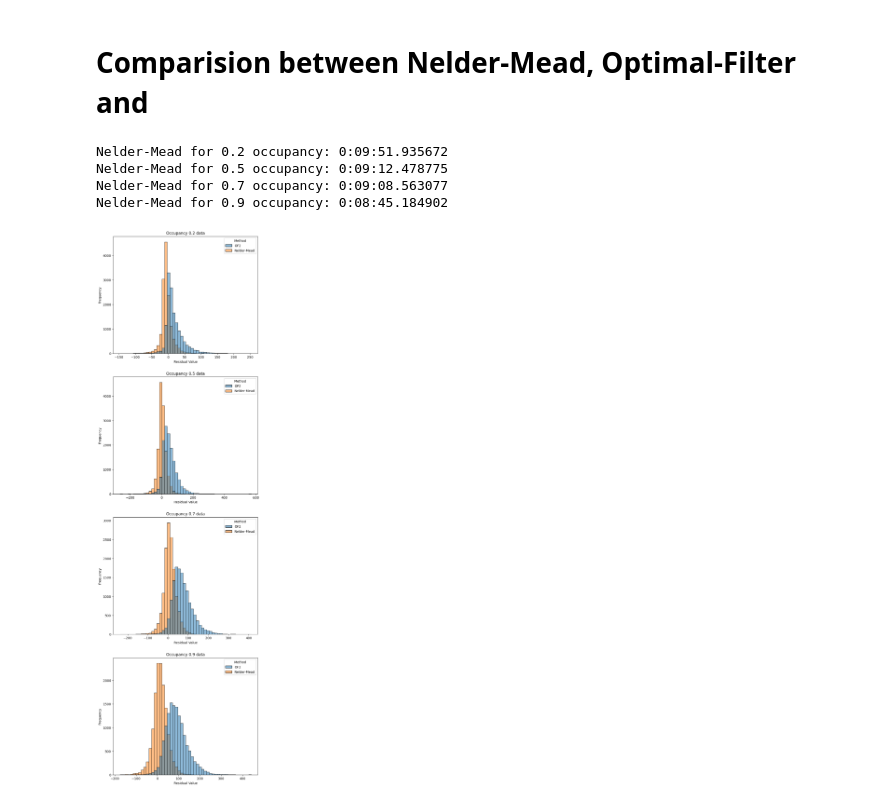
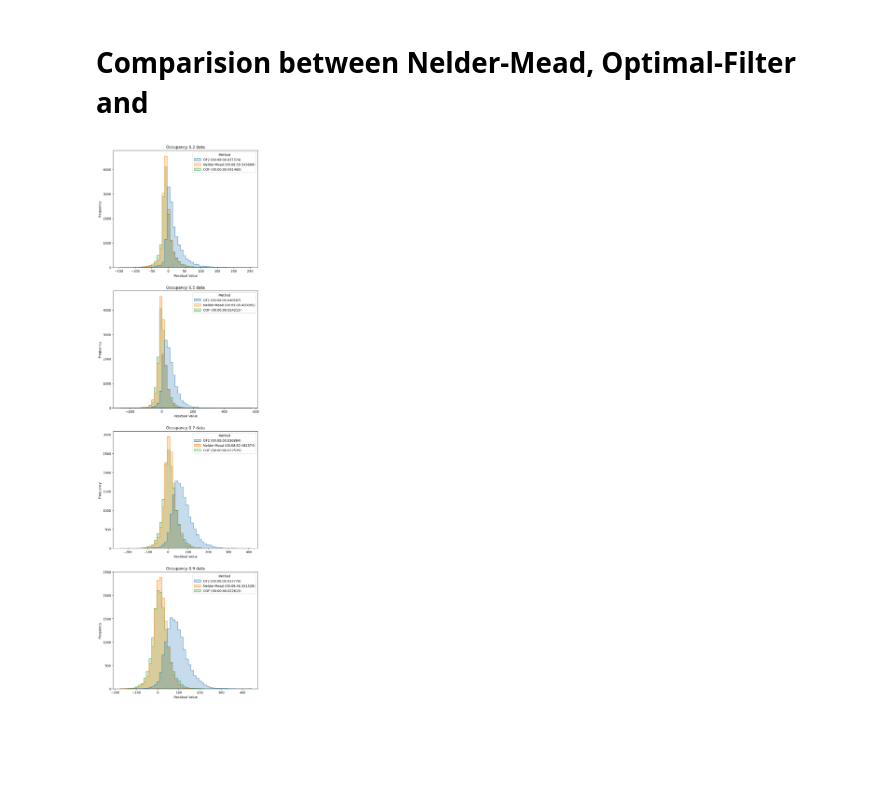
Before and after one commit to nicolasfouv/signal-recovery, a Jupyter notebook: comparison.ipynb, the cells around one changed output. Saved outputs shown, nothing was run; the diff lists cells and outputs as text; code cells hidden in the pictures; blank space fills up the shorter version.

Commit message:
Updating comparision.ipynb code and adding the COF Method

```diff
--- a/comparison.ipynb
+++ b/comparison.ipynb
@@ -194,10 +168,9 @@ NM_residuals.append(getResidual(testAmplitude, sample4, show))
-# %%
-print(f"Nelder-Mead for 0.2 occupancy: {NM_time[0]}")
-print(f"Nelder-Mead for 0.5 occupancy: {NM_time[1]}")
-print(f"Nelder-Mead for 0.7 occupancy: {NM_time[2]}")
-print(f"Nelder-Mead for 0.9 occupancy: {NM_time[3]}")
-# %% [output]
-Nelder-Mead for 0.2 occupancy: 0:09:51.935672
-Nelder-Mead for 0.5 occupancy: 0:09:12.478775
-Nelder-Mead for 0.7 occupancy: 0:09:08.563077
-Nelder-Mead for 0.9 occupancy: 0:08:45.184902
+# %%
+# DEFINING THE PARAMETERS
+trainSize = 0.8 # Size of the training set
+mode = {  # 'save' (calculates and saves the results) or 'load' (loads the results)
+    'nm': 'load',
+    'of2': 'load',
+    'cof': 'load'
+    }
+show = False # Shows each result separately (recommended "false" if the intention is to compare all models)
@@ -204,33 +247,36 @@ Nelder-Mead for 0.9 occupancy: 0:08:45.184902
+# %%
+OF2_residuals, OF2_times, NM_residuals, NM_times, COF_residuals, COF_times = runAlgorithms(data, trainSize, mode, show)
 # %%
-OF2_results = pd.read_csv(r'.\results\of2_results.csv')
-NM_results = pd.read_csv(r'.\results\nm_results.csv')
-
 fig, ax = plt.subplots(nrows = 4, ncols = 1, figsize = (8, 30))
 
-results0_2 = pd.concat([pd.DataFrame({"Residual Value": np.array(OF2_results["occ0_2"]), "Method": "OF2"}),
-                       pd.DataFrame({"Residual Value": np.array(NM_results["occ0_2"]), "Method": "Nelder-Mead"})])
-sns.histplot(data = results0_2, hue = "Method", x = "Residual Value", bins = 50, ax = ax[0])
+results0_2 = pd.concat([pd.DataFrame({"Residual Value": np.array(OF2_residuals["occ0_2"]), "Method": f"OF2 ({OF2_times["occ0_2"][0][7:]})"}),
+                       pd.DataFrame({"Residual Value": np.array(NM_residuals["occ0_2"]), "Method": f"Nelder-Mead ({NM_times["occ0_2"][0][7:]})"}),
+                       pd.DataFrame({"Residual Value": np.array(COF_residuals["occ0_2"]), "Method": f"COF ({COF_times["occ0_2"][0][7:]})"})])
+sns.histplot(data = results0_2, hue = "Method", x = "Residual Value", bins = 50, ax = ax[0], element="step")
 ax[0].set_ylabel("Frequency")
 ax[0].set_title("Occupancy 0.2 data")
 
-results0_5 = pd.concat([pd.DataFrame({"Residual Value": np.array(OF2_results["occ0_5"]), "Method": "OF2"}),
-                       pd.DataFrame({"Residual Value": np.array(NM_results["occ0_5"]), "Method": "Nelder-Mead"})])
-sns.histplot(data = results0_5, hue = "Method", x = "Residual Value", bins = 50, ax = ax[1])
+results0_5 = pd.concat([pd.DataFrame({"Residual Value": np.array(OF2_residuals["occ0_5"]), "Method": f"OF2 ({OF2_times["occ0_5"][0][7:]})"}),
+                       pd.DataFrame({"Residual Value": np.array(NM_residuals["occ0_5"]), "Method": f"Nelder-Mead ({NM_times["occ0_5"][0][7:]})"}),
+                       pd.DataFrame({"Residual Value": np.array(COF_residuals["occ0_5"]), "Method": f"COF ({COF_times["occ0_5"][0][7:]})"})])
+sns.histplot(data = results0_5, hue = "Method", x = "Residual Value", bins = 50, ax = ax[1], element="step")
 ax[1].set_ylabel("Frequency")
 ax[1].set_title("Occupancy 0.5 data")
 
-results0_7 = pd.concat([pd.DataFrame({"Residual Value": np.array(OF2_results["occ0_7"]), "Method": "OF2"}),
-                       pd.DataFrame({"Residual Value": np.array(NM_results["occ0_7"]), "Method": "Nelder-Mead"})])
-sns.histplot(data = results0_7, hue = "Method", x = "Residual Value", bins = 50, ax = ax[2])
+results0_7 = pd.concat([pd.DataFrame({"Residual Value": np.array(OF2_residuals["occ0_7"]), "Method": f"OF2 ({OF2_times["occ0_7"][0][7:]})"}),
+                       pd.DataFrame({"Residual Value": np.array(NM_residuals["occ0_7"]), "Method": f"Nelder-Mead ({NM_times["occ0_7"][0][7:]})"}),
+                       pd.DataFrame({"Residual Value": np.array(COF_residuals["occ0_7"]), "Method": f"COF ({COF_times["occ0_7"][0][7:]})"})])
+sns.histplot(data = results0_7, hue = "Method", x = "Residual Value", bins = 50, ax = ax[2], element="step")
 ax[2].set_ylabel("Frequency")
 ax[2].set_title("Occupancy 0.7 data")
 
-results0_9 = pd.concat([pd.DataFrame({"Residual Value": np.array(OF2_results["occ0_9"]), "Method": "OF2"}),
-                       pd.DataFrame({"Residual Value": np.array(NM_results["occ0_9"]), "Method": "Nelder-Mead"})])
-sns.histplot(data = results0_9, hue = "Method", x = "Residual Value", bins = 50, ax = ax[3])
+results0_9 = pd.concat([pd.DataFrame({"Residual Value": np.array(OF2_residuals["occ0_9"]), "Method": f"OF2 ({OF2_times["occ0_9"][0][7:]})"}),
+                       pd.DataFrame({"Residual Value": np.array(NM_residuals["occ0_9"]), "Method": f"Nelder-Mead ({NM_times["occ0_9"][0][7:]})"}),
+                       pd.DataFrame({"Residual Value": np.array(COF_residuals["occ0_9"]), "Method": f"COF ({COF_times["occ0_9"][0][7:]})"})])
+sns.histplot(data = results0_9, hue = "Method", x = "Residual Value", bins = 50, ax = ax[3], element="step")
 ax[3].set_ylabel("Frequency")
 ax[3].set_title("Occupancy 0.9 data")
 
 plt.show()
 # %% [output]
-[figure, old version]
+[figure, new version]
```
Also changed, not shown: parts of 8 cells of this notebook, 6 other files.
